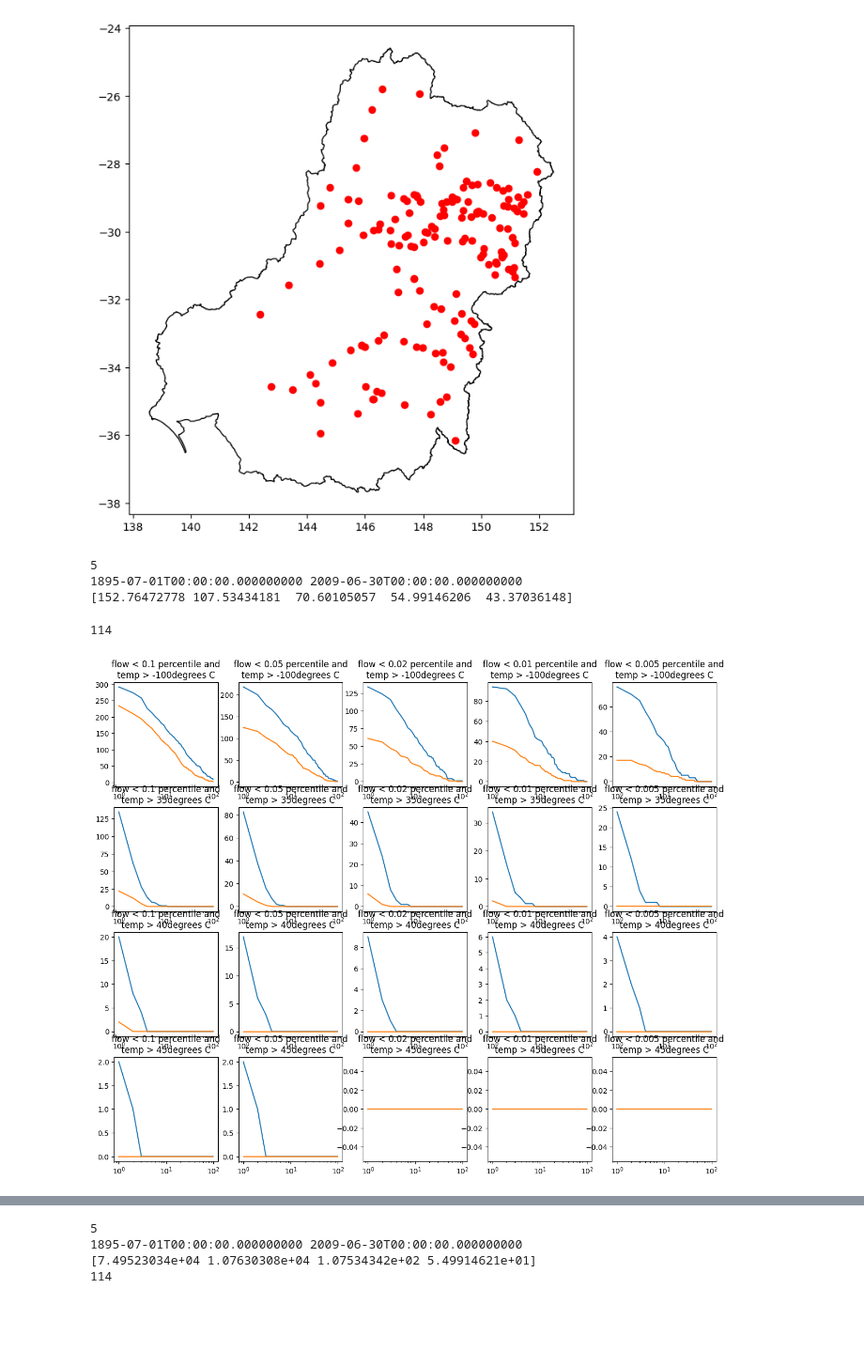
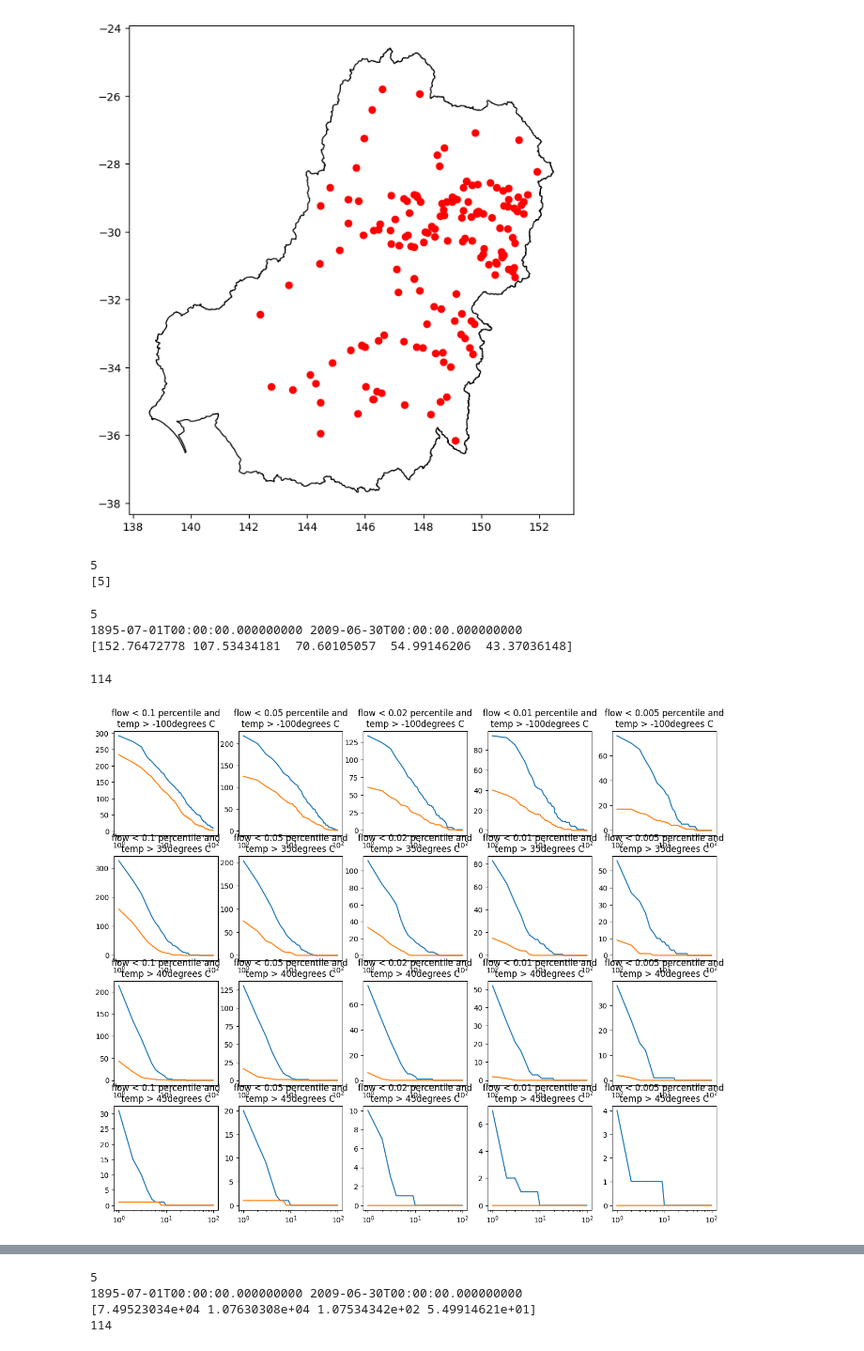
Before and after one commit to derob/WERP_projecting_SFIs, a Jupyter notebook: notebooks/blackwater_testing.ipynb, the cells around one changed output, grey strips where cells are left out. Shown: that part at 94% size. Drawn from its saved outputs; the diff is of its cells as text; code cells hidden in the pictures; blank space fills up the shorter version.

```diff
--- a/notebooks/blackwater_testing.ipynb
+++ b/notebooks/blackwater_testing.ipynb
@@ -48,3 +46,5 @@ infile_histemp = xr.open_dataset("L:/work/fre171/Spatial/silo_sfi_drill_max_temp
+# %%
+infile_histemp = xr.open_dataset(r"\\fs1-cbr.nexus.csiro.au\{lw-werp-cafs}\work\rob635\Blackwater\test_silo_sfi_drill_max_temp.nc")
 # %%
 infile_hist = xr.open_dataset("//fs1-cbr.nexus.csiro.au/{ev-mdb-outlook}/work/IRSMF_curated_results/irsmf_sfi_P0H000_flow.nc")
 infile_fut = xr.open_dataset("//fs1-cbr.nexus.csiro.au/{ev-mdb-outlook}/work/IRSMF_curated_results/irsmf_sfi_P0D000_flow.nc")
@@ -165,18 +159,29 @@ mdbboundary.plot(color='None', ax = axs)
 # %% [output]
 <Axes: >
 [figure]
+# %%
+i = sites_to_use[0][4]
+print(i)
+
+ii = np.where(infile_histemp['station_no'] == infile_hist['station_no'][i].values)[0]
+print(ii)
+# %% [output]
+5
+[5]
 # %%
 i = sites_to_use[0][4]
 print(i)
+
+ii = np.where(infile_histemp['station_no'] == infile_hist['station_no'][i].values)[0]
 
 starttime = max(infile_hist['time'].min(), infile_histemp['time'].min()).values
 endtime = min(infile_hist['time'].max(), infile_histemp['time'].max()).values
 print(starttime, endtime)
 
 
-indata = infile_hist['flow'][i].sel(time = slice(starttime, endtime))
-infut = infile_fut['flow'][i].sel(time = slice(starttime, endtime))
-intemp = infile_histemp['max_temp'][i].sel(time = slice(starttime, endtime))
+indata = infile_hist['flow'][i].sel(time = slice(starttime, endtime)).squeeze()
+infut = infile_fut['flow'][i].sel(time = slice(starttime, endtime)).squeeze()
+intemp = infile_histemp['max_temp'][ii].sel(time = slice(starttime, endtime)).squeeze()
 
 probs = [0.1,0.05,0.02,0.01,0.005]
 quants = indata.quantile(q =probs)
@@ -200,36 +205,38 @@ figsize = 3
 fig, ax = plt.subplots(ny,nx, figsize=(nx*figsize,ny*figsize))
 
 outsummary = pd.DataFrame()
 
 for thresholdi in range(len(quants.values)):
     for thresholdj in range(len(tempthresholds)):
-        testdata = indata.values<quants.values[thresholdi]
+        testdata = indata.values< quants.values[thresholdi]
         test2data = intemp.values > tempthresholds[thresholdj]
-        encoding = rle.encode(testdata & test2data)
+        finaldata = testdata & test2data
+       # print(finaldata)
+        encoding = rle.encode(finaldata)
         trues = np.array([ encoding[1][a] for a in range(len(encoding[0])) if encoding[0][a]])
 
         testdatafut = infut.values<quants.values[thresholdi]
         test2datafut = intemp.values > (tempthresholds[thresholdj]-3.4)
         encodingfut = rle.encode(testdatafut & test2datafut)
         truesfut = np.array([ encodingfut[1][a] for a in range(len(encodingfut[0])) if encodingfut[0][a]])
 
         histbins = [a for a in range(1,100,1)]
 
         futtrues = [sum(truesfut>a) for a in histbins]
         histtrues = [sum(trues>a) for a in histbins]
 
         ax[thresholdj,thresholdi].plot(histbins, futtrues)
         ax[thresholdj,thresholdi].plot(histbins, histtrues)
         ax[thresholdj,thresholdi].set_xscale('log')
         ax[thresholdj,thresholdi].set_title( 'flow < ' + str(probs[thresholdi]) + ' percentile and\ntemp > ' + str(tempthresholds[thresholdj]) + 'degrees C' )
 
         pdout = pd.DataFrame({'temp_treshold': [ tempthresholds[thresholdj]], 'flow_percentile': [probs[thresholdi]], 'flow_treshold' : [quants.values[thresholdi]],
                              'mean_event_length_hist': [np.mean(trues)],'mean_event_length_future': [ np.mean(truesfut)],
                              'event_frequency_hist': [(trues.shape[0]/nyears)], 'event_frequency_future':[truesfut.shape[0]/nyears]})
-        #print(pdout)
+       # print(pdout)
         outsummary = pd.concat([outsummary, pdout])
 #print(sum(trues), sum(truesfut))
 # %% [output]
-[figure, old version]
+[figure, new version]
 # %%
 outsummary
```
Also changed, not shown: parts of 30 cells of this notebook.
